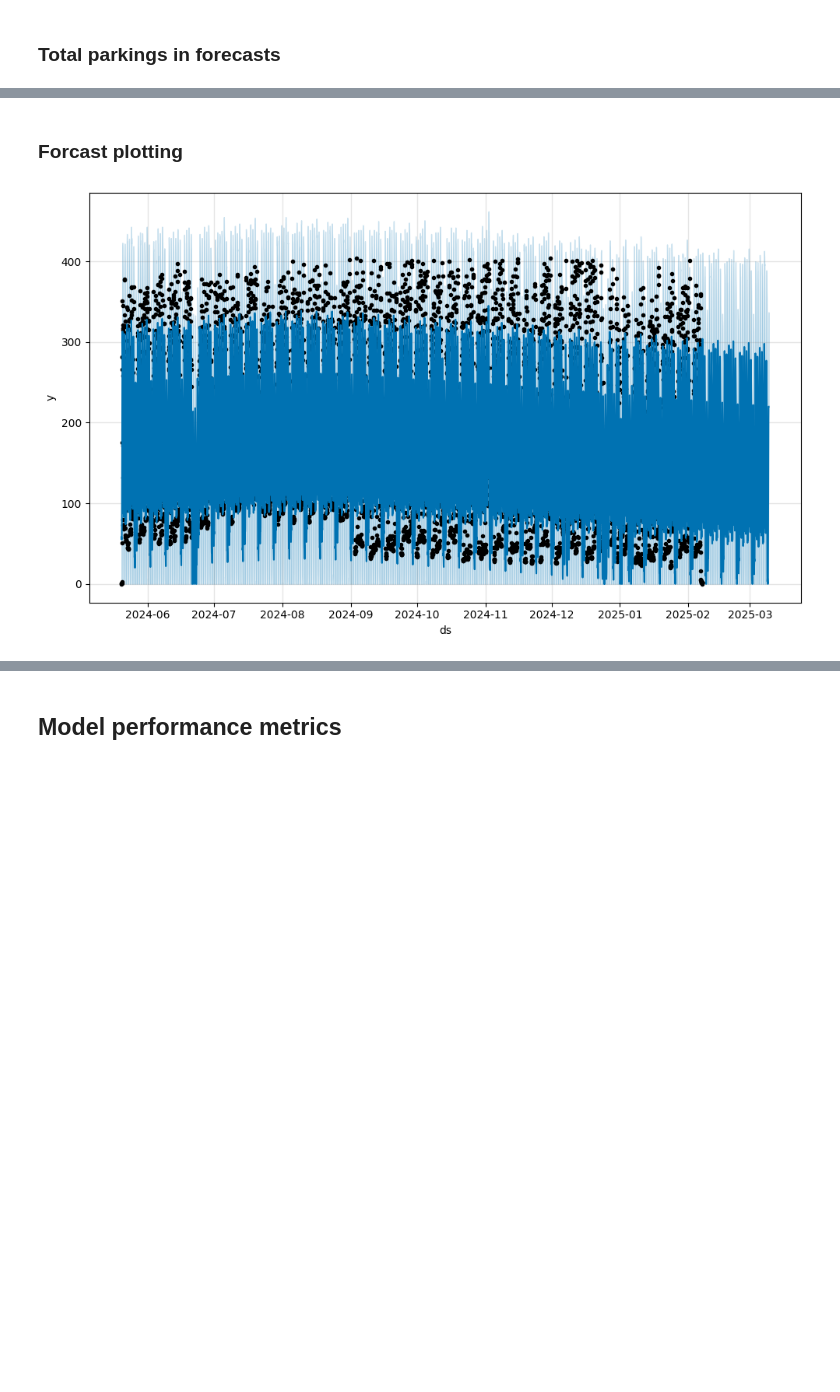
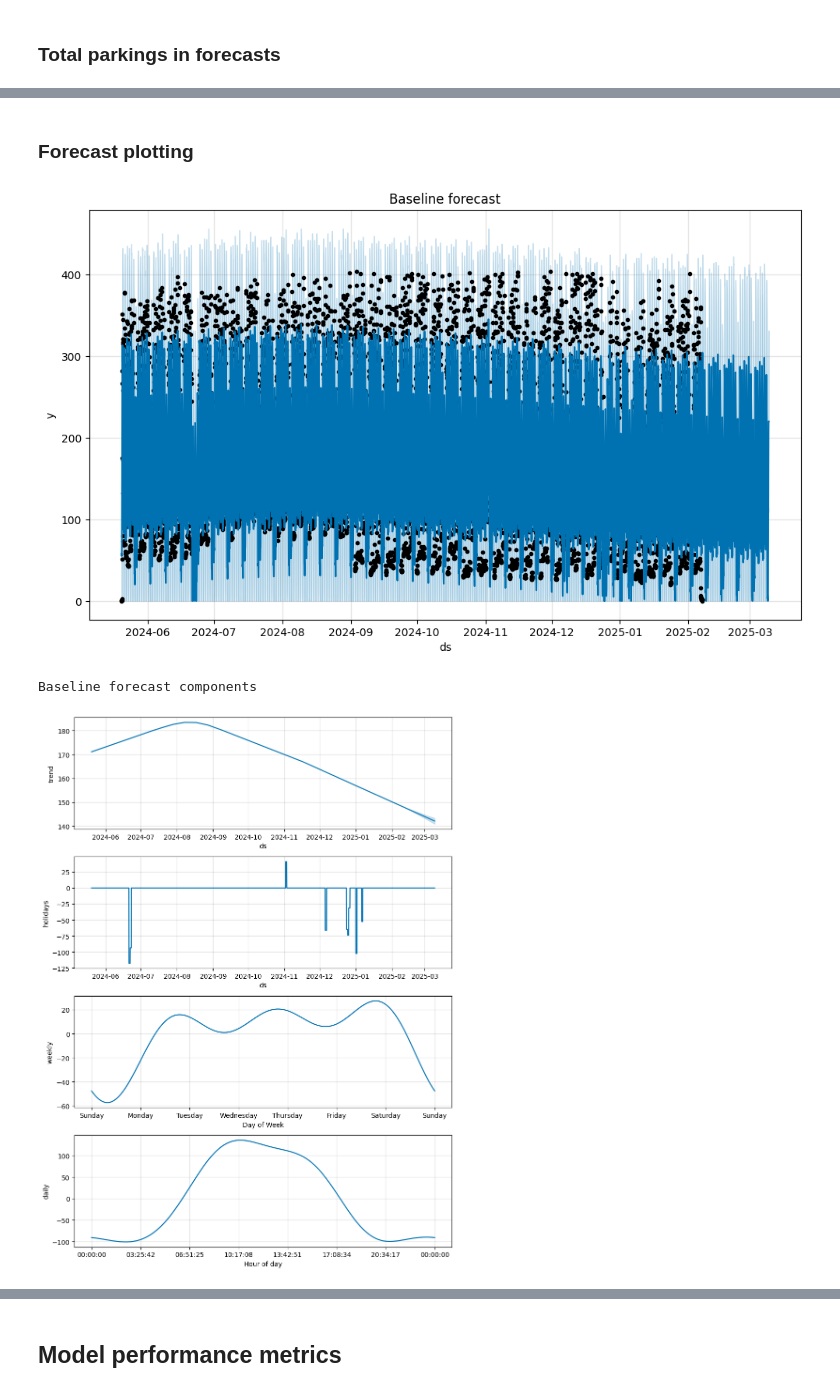
Before and after one commit to City-of-Turku/parkings-weather-correlation, a Jupyter notebook: prophet/parkings_zone1_prophet.ipynb, the cells around one changed output, grey strips where cells are left out. Saved outputs shown, nothing was run; the diff lists cells and outputs as text; code cells hidden in the pictures; blank space fills up the shorter version.

```diff
--- a/prophet/parkings_zone1_prophet.ipynb
+++ b/prophet/parkings_zone1_prophet.ipynb
@@ -77,6 +77,8 @@ hourly_parking = hourly_parking[hourly_parking['y'] < percentile99]
 # %%
 # Merge rain data
 hourly_parking = pd.merge(hourly_parking, rain_df, on='ds', how='left')
+# 3mm of rain is considered as rain
+hourly_parking['rain_bool'] = hourly_parking['rain'] >= 3.0
 # Merge temperature data
 hourly_parking = pd.merge(hourly_parking, temp_df, on='ds', how='left')
 hourly_parking.tail()
@@ -182,7 +184,7 @@ Top 5 Parameter Combinations:
 # %%
 # Function to create a model and forecast
 def create_model_and_forecast(df, interval_width=0.95, changepoint_prior_scale=0.01, seasonality_prior_scale=10.0,
-                              seasonality_mode='additive', changepoint_range=0.85, rain=None, temp=None):
+                              seasonality_mode='additive', changepoint_range=0.85, rain=None, rain_bool=False, temp=None):
     m = Prophet(
         interval_width=interval_width,
         changepoint_prior_scale=changepoint_prior_scale,
@@ -193,6 +195,8 @@ def create_model_and_forecast(df, interval_width=0.95, changepoint_prior_scale=0
     m.add_country_holidays(country_name='FI')
     if rain:
         m.add_regressor('rain')
+    if rain_bool:
+        m.add_regressor('rain_bool')
     if temp:
         m.add_regressor('temp')
     m.fit(df)
@@ -205,6 +209,11 @@ def create_model_and_forecast(df, interval_width=0.95, changepoint_prior_scale=0
     if rain:
         future = pd.merge(future, rain_df, on='ds', how='left')
         future.loc[future['ds'] >= start_date, 'rain'] = rain
+    if rain_bool:
+        if rain is None:
+            future = pd.merge(future, rain_df, on='ds', how='left')
+        future['rain_bool'] = future['rain'] >= 3.0
+        future.loc[future['ds'] >= start_date, 'rain_bool'] = True
     if temp:
         future = pd.merge(future, temp_df, on='ds', how='left')
         future.loc[future['ds'] >= start_date, 'temp'] = temp
@@ -220,14 +229,21 @@ baseline_model, baseline_forecast = create_model_and_forecast(hourly_parking, in
                                                               seasonality_prior_scale=0.1,
                                                               seasonality_mode='additive',
                                                               changepoint_range=0.95,
-                                                              rain=None, temp=None)
+                                                              rain=None, rain_bool=False, temp=None)
 
 rain_model, rain_forecast = create_model_and_forecast(hourly_parking, interval_width=0.95,
                                                       changepoint_prior_scale=0.01,
                                                       seasonality_prior_scale=10.0,
                                                       seasonality_mode='additive',
                                                       changepoint_range=0.8,
-                                                      rain=3.0, temp=None)
+                                                      rain=3.0, rain_bool=False, temp=None)
+
+rain_bool_model, rain_bool_forecast = create_model_and_forecast(hourly_parking, interval_width=0.95,
+                                                                changepoint_prior_scale=0.01,
+                                                                seasonality_prior_scale=10.0,
+                                                                seasonality_mode='additive',
+                                                                changepoint_range=0.8,
+                                                                rain=None, rain_bool=True, temp=None)
 
 temp_params = {'changepoint_prior_scale': 0.01, 'seasonality_prior_scale': 10.0, 'seasonality_mode': 'additive',
                'changepoint_range': 0.85, 'interval_width': 0.95}
@@ -243,7 +259,7 @@ rain_temp_model, rain_temp_forecast = create_model_and_forecast(hourly_parking,
                                                                 seasonality_prior_scale=10.0,
                                                                 seasonality_mode='additive',
                                                                 changepoint_range=0.85,
-                                                                rain=3.0, temp=20)
+                                                                rain=3.0, rain_bool=False, temp=20)
 # %% [markdown]
 ### Total parkings in forecasts
 # %%
@@ -279,9 +298,15 @@ Temp +10 forecast cars: 104100.0. Diff to baseline: -438.0
 Temp +20 forecast cars: 103408.0. Diff to baseline: -1130.0
 Rain & Temp +20 forecast cars: 99286.0. Diff to baseline: -5252.0
 # %% [markdown]
-### Forcast plotting
+### Forecast plotting
 # %%
 fig = baseline_model.plot(baseline_forecast)
+plt.title('Baseline forecast')
 plt.show()
+fig2 = baseline_model.plot_components(baseline_forecast)
+print('Baseline forecast components')
+plt.show()
 # %% [output]
-[figure, old version]
+[figure, new version]
+Baseline forecast components
+[figure, added]
```
Also changed, not shown: parts of 11 cells of this notebook.
